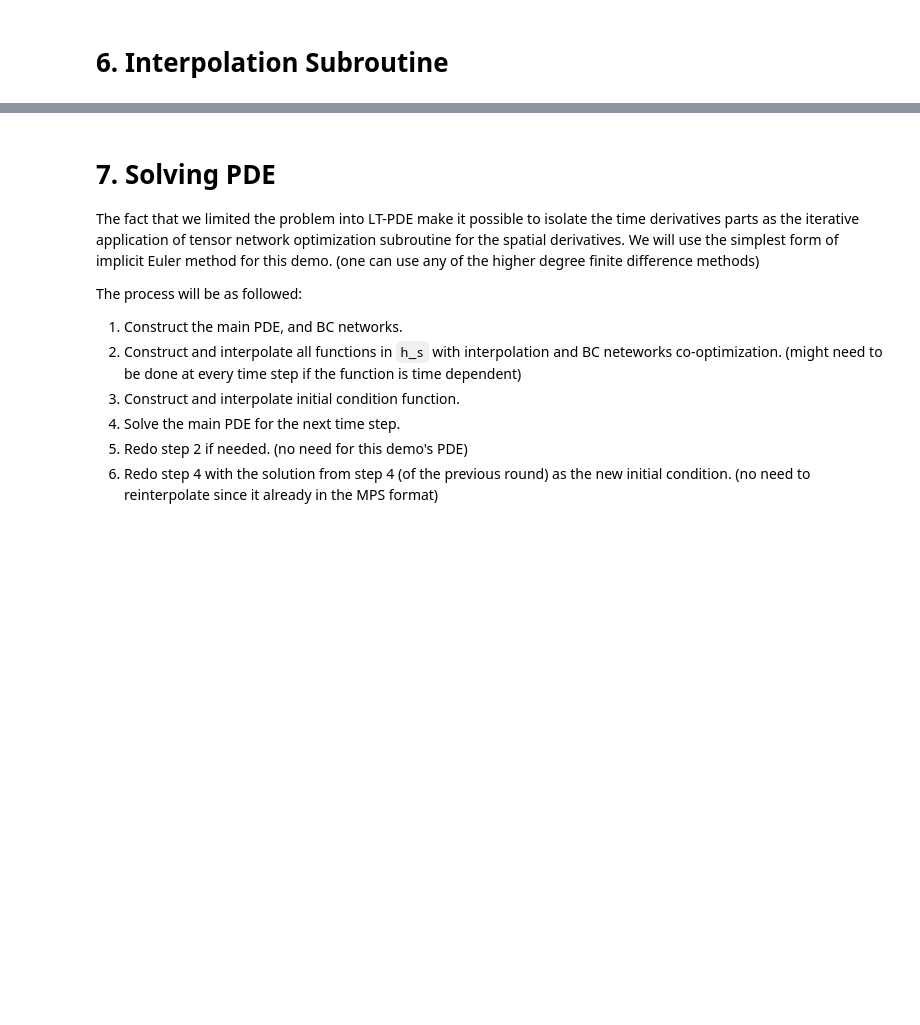
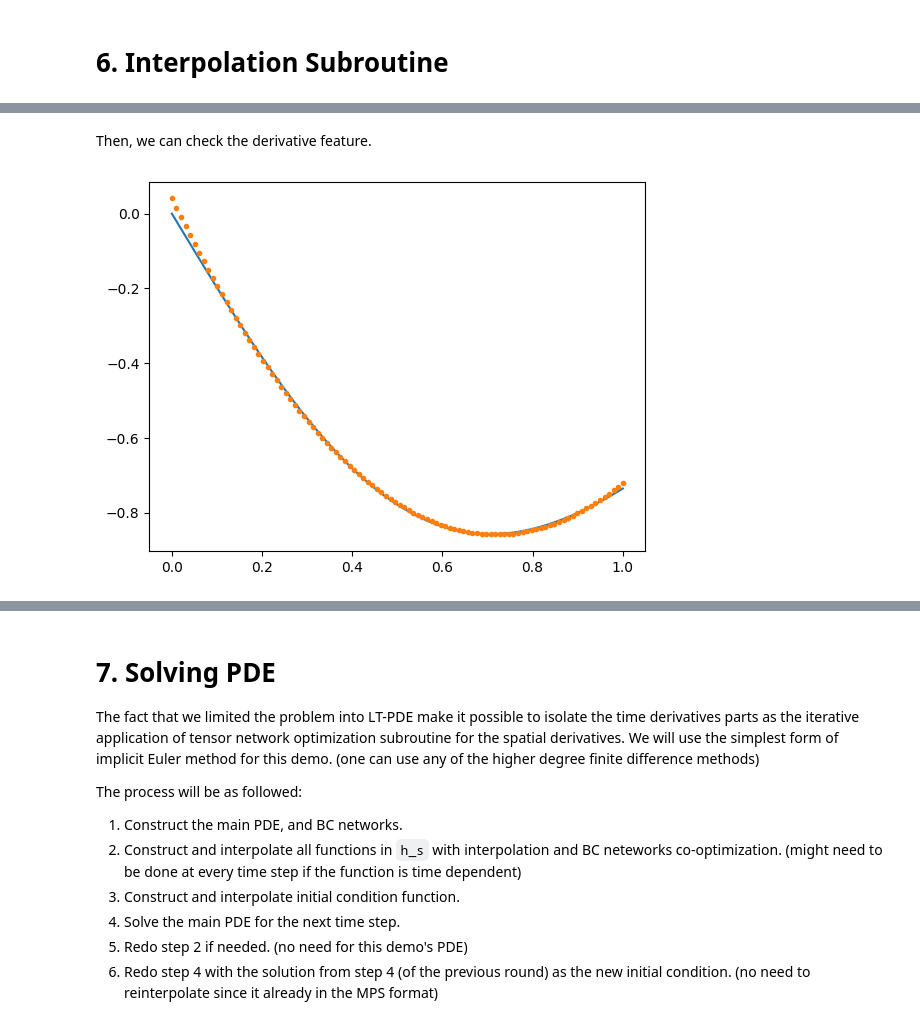
Before and after one commit to c-earth/TNPDE, a Jupyter notebook: demo.ipynb, the cells around one changed output, grey strips where cells are left out. Saved outputs shown, nothing was run; the diff lists cells and outputs as text; code cells hidden in the pictures; blank space fills up the shorter version.

```diff
--- a/demo.ipynb
+++ b/demo.ipynb
@@ -178,0 +184,15 @@ plt.show()
+# %% [markdown]
+Then, we can check the derivative feature.
+# %%
+fun_prime_check = lambda x: -2 * np.array(x) * np.exp(-np.array(x)**2)
+rep_prime_check = basis.diff(rep_check, dim = 0)
+fun_prime_rec_check = basis.element_rep2fun(rep_prime_check)
+
+x = np.linspace(0, 1, 100)
+
+plt.figure()
+plt.plot(x, fun_prime_check(x))
+plt.plot(x, fun_prime_rec_check(x), '.')
+plt.show()
+# %% [output]
+[figure, added]
```
Also changed, not shown: parts of 24 cells of this notebook, 3 other files.
